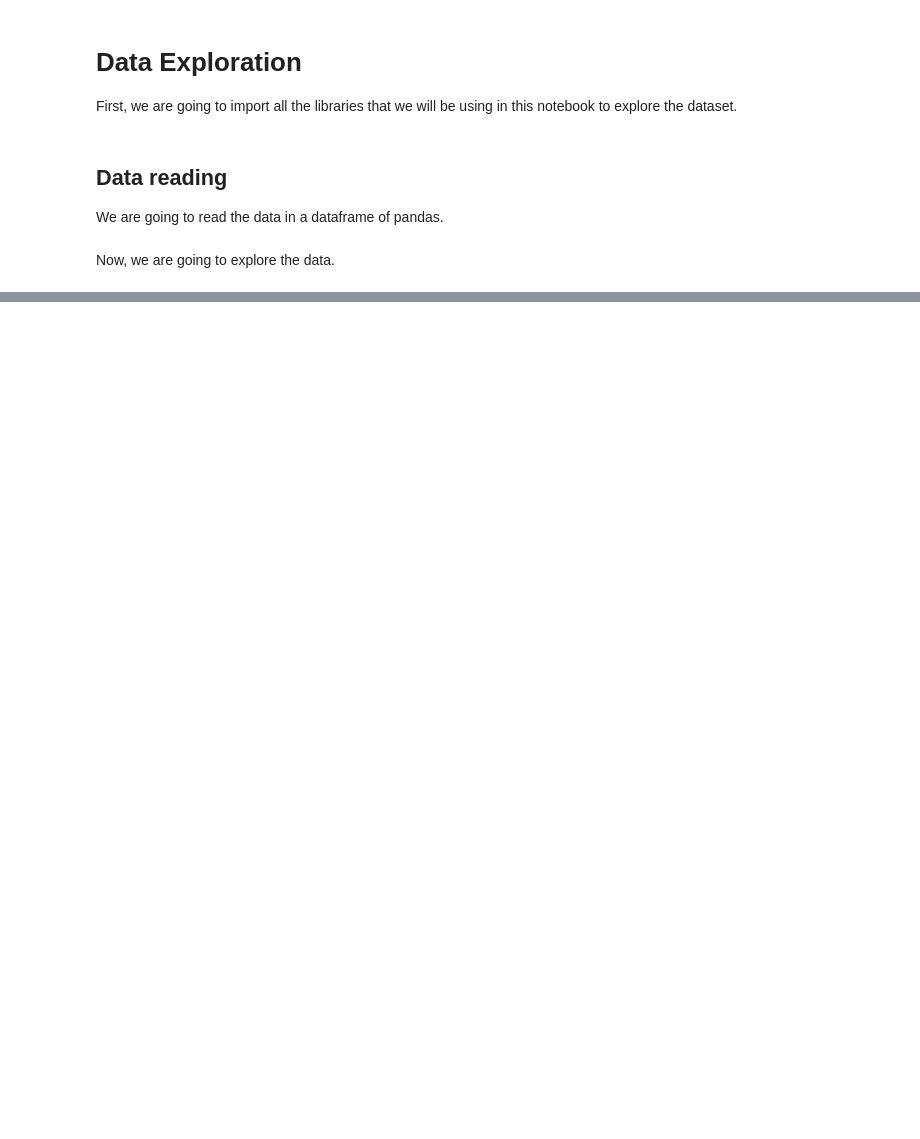
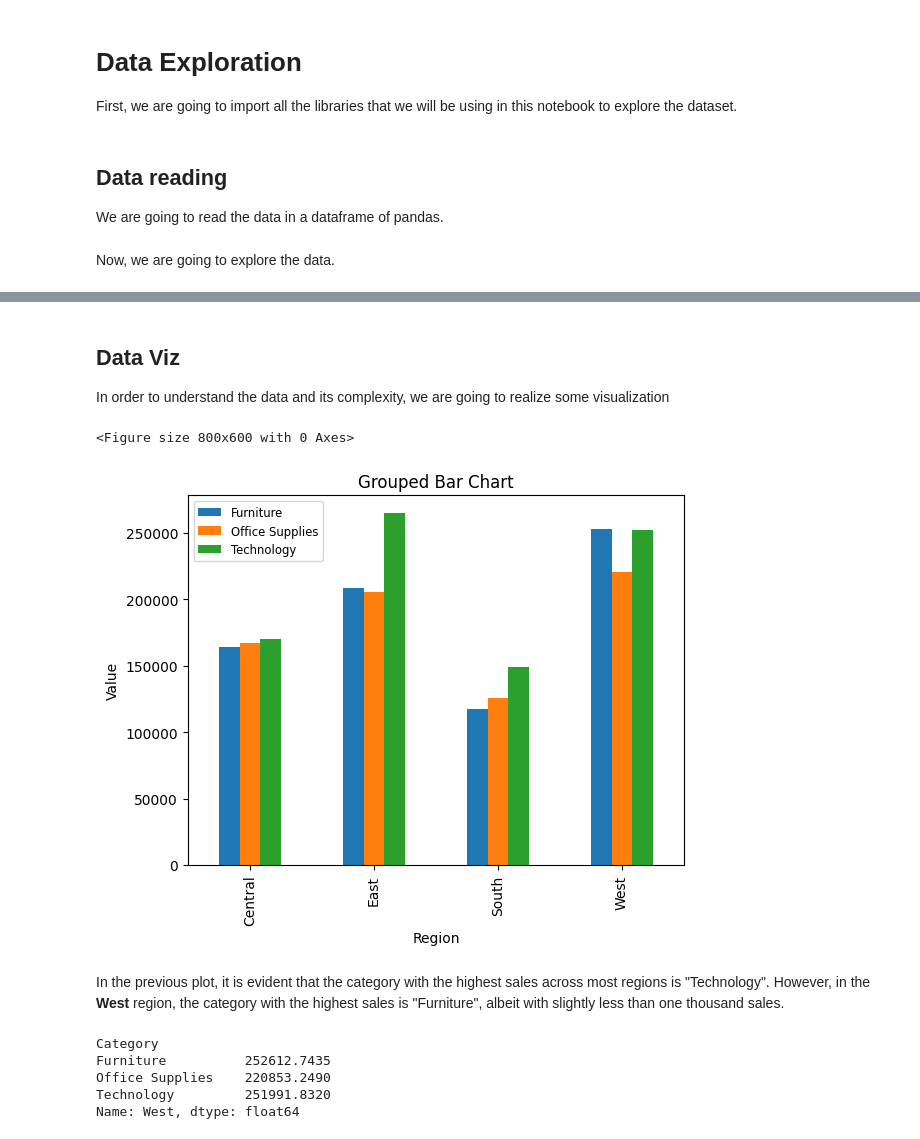
Before and after one commit to kennycp06/Superstore, a Jupyter notebook: Data exploration.ipynb, the cells around one changed output, grey strips where cells are left out. Saved outputs shown, nothing was run; the diff lists cells and outputs as text; code cells hidden in the pictures; blank space fills up the shorter version.

Commit message:
Creation of the Bar Plot

```diff
--- a/Data exploration.ipynb
+++ b/Data exploration.ipynb
@@ -46,0 +47,37 @@ memory usage: 1.6+ MB
+# %% [markdown]
+## Data Viz
+
+In order to understand the data and its complexity, we are going to realize some visualization
+# %%
+Orders.set_index("Row ID")
+#Prepare first dataset
+sales_region = Orders.groupby(["Category", "Region"])["Sales"].sum().reset_index()
+#Pivot table for create de datviz
+pivot_sales_region = sales_region.pivot(index='Region', columns='Category', values='Sales')
+
+# Create the bar plot
+plt.figure(figsize=(8,6))
+
+pivot_sales_region.plot(kind='bar')
+
+
+plt.legend(fontsize = "small")
+plt.title('Grouped Bar Chart')
+plt.xlabel('Region')
+plt.ylabel('Value')
+
+plt.show()
+# %% [output]
+<Figure size 800x600 with 0 Axes>
+[figure, added]
+# %% [markdown]
+In the previous plot, it is evident that the category with the highest sales across most regions is "Technology". However, in the **West** region, the category with the highest sales is "Furniture", albeit with slightly less than one thousand sales.
+# %%
+#Try and error
+pivot_sales_region.loc["West"]
+# %% [output]
+Category
+Furniture          252612.7435
+Office Supplies    220853.2490
+Technology         251991.8320
+Name: West, dtype: float64
```
Also changed, not shown: parts of 2 cells of this notebook.
